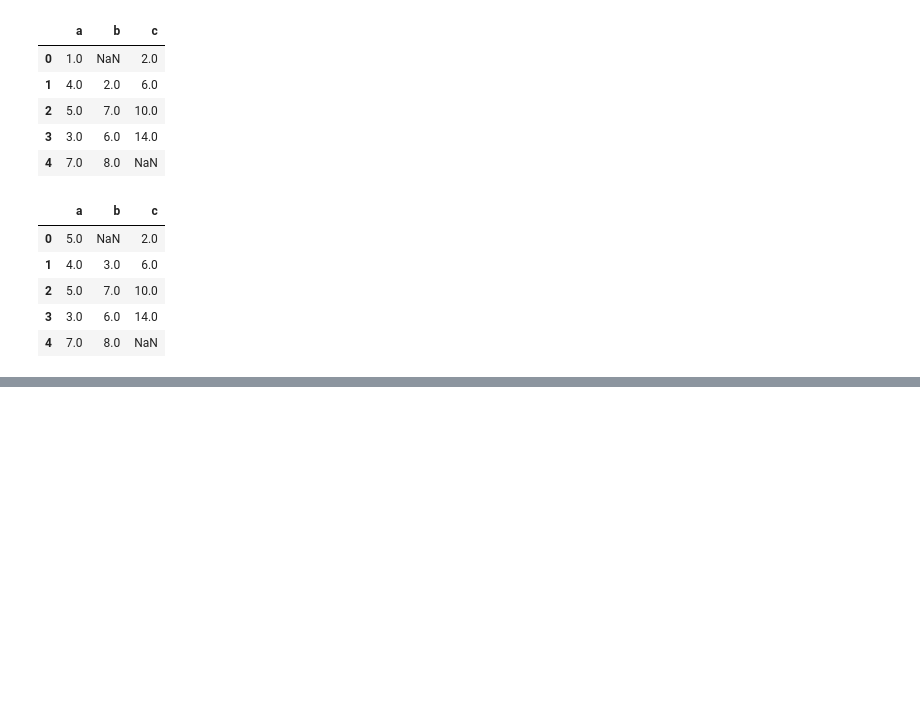
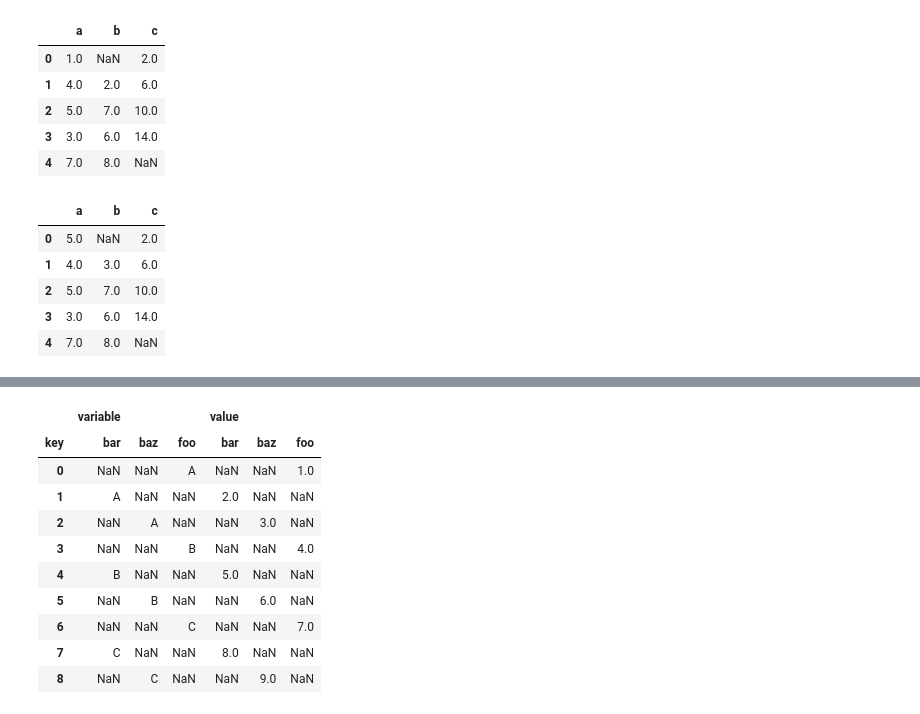
Before and after one commit to scarket/data_assemble, a Jupyter notebook: mult_index/mult_index.ipynb, the cells around one changed output, grey strips where cells are left out. Cells and saved outputs as stored; diff of their text form; code cells hidden in the pictures; blank space fills up the shorter version.

```diff
--- a/mult_index/mult_index.ipynb
+++ b/mult_index/mult_index.ipynb
@@ -606,0 +813,3 @@ df6.combine_first(df5)
+# %%
+df02_melt = pd.melt(df02,id_vars=['key'])
+df02_melt
@@ -606,0 +827,14 @@ df6.combine_first(df5)
+# %%
+df02_melt.pivot(columns=['key'])
+# %% [output]
+|  | variable |  |  | value |  |  |
+| key | bar | baz | foo | bar | baz | foo |
+| 0 | NaN | NaN | A | NaN | NaN | 1.0 |
+| 1 | A | NaN | NaN | 2.0 | NaN | NaN |
+| 2 | NaN | A | NaN | NaN | 3.0 | NaN |
+| 3 | NaN | NaN | B | NaN | NaN | 4.0 |
+| 4 | B | NaN | NaN | 5.0 | NaN | NaN |
+| 5 | NaN | B | NaN | NaN | 6.0 | NaN |
+| 6 | NaN | NaN | C | NaN | NaN | 7.0 |
+| 7 | C | NaN | NaN | 8.0 | NaN | NaN |
+| 8 | NaN | C | NaN | NaN | 9.0 | NaN |
```
Also changed, not shown: parts of 25 cells of this notebook, 1 other file.
